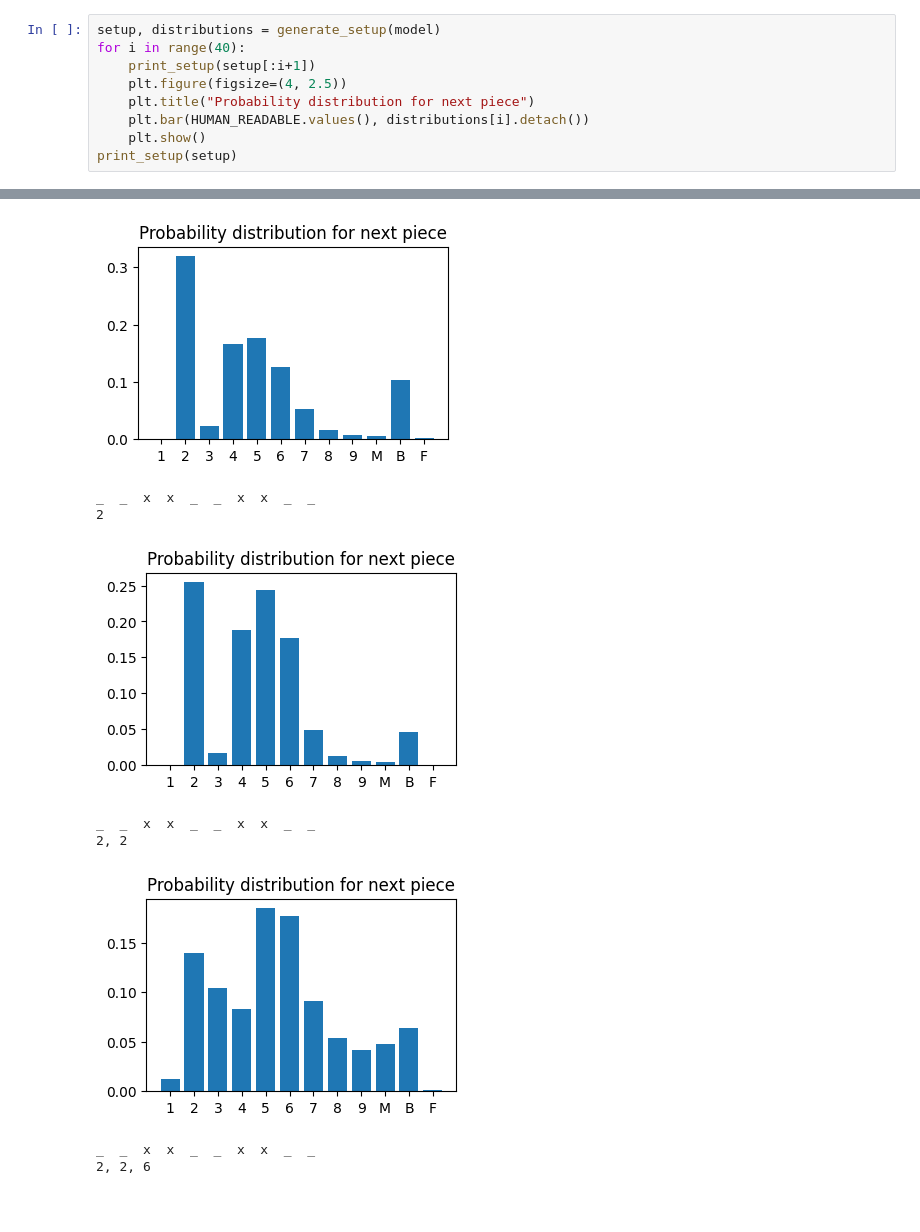
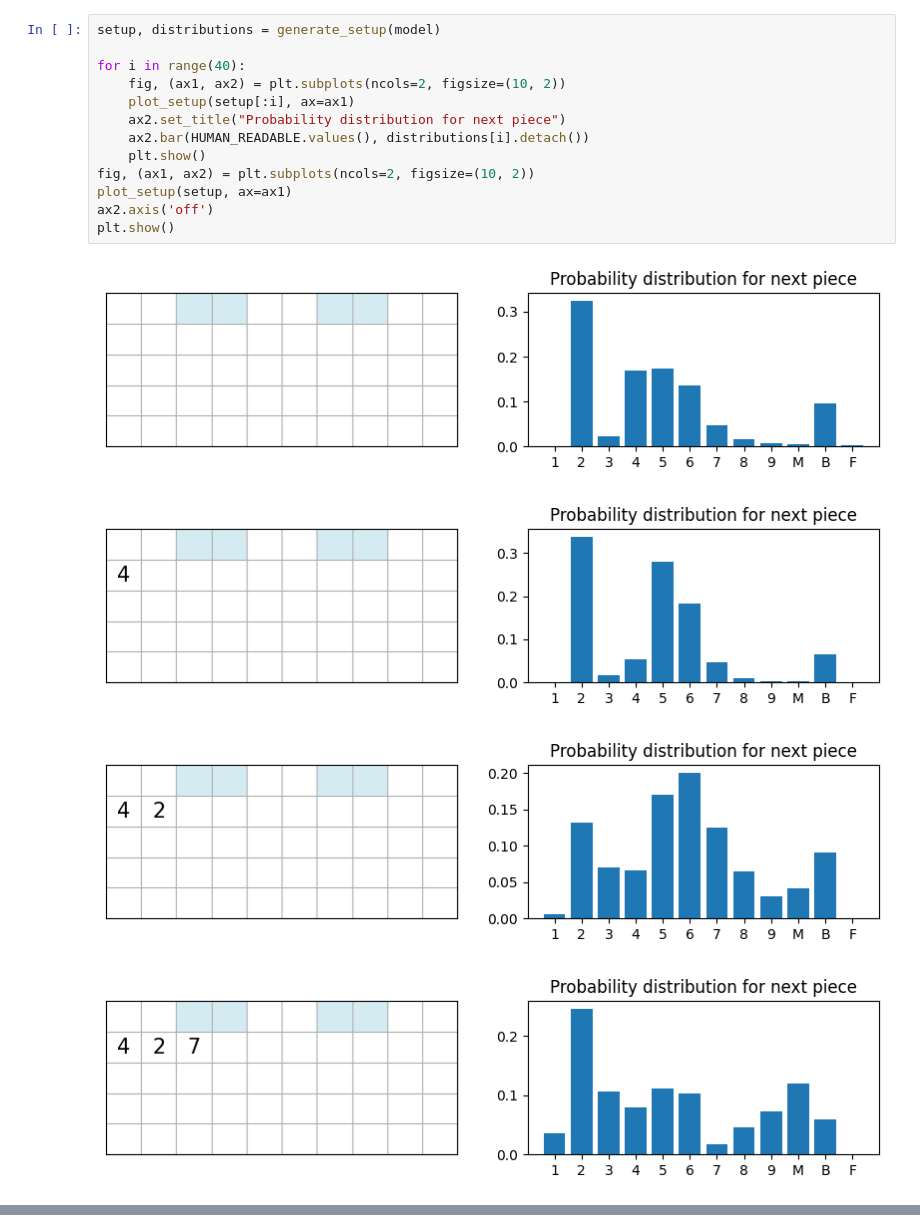
Before and after one commit to angelosmar1/stratego-setup-generator, a Jupyter notebook: main.ipynb, the cells around one changed output, grey strips where cells are left out. Cells and saved outputs as stored; diff of their text form; blank space fills up the shorter version.

```diff
--- a/main.ipynb
+++ b/main.ipynb
@@ -297,10 +270,18 @@ avg similarity with training set 5.448
 # %%
 setup, distributions = generate_setup(model)
+
 for i in range(40):
-    print_setup(setup[:i+1])
-    plt.figure(figsize=(4, 2.5))
-    plt.title("Probability distribution for next piece")
-    plt.bar(HUMAN_READABLE.values(), distributions[i].detach())
+    fig, (ax1, ax2) = plt.subplots(ncols=2, figsize=(10, 2))
+    plot_setup(setup[:i], ax=ax1)
+    ax2.set_title("Probability distribution for next piece")
+    ax2.bar(HUMAN_READABLE.values(), distributions[i].detach())
     plt.show()
-print_setup(setup)
+fig, (ax1, ax2) = plt.subplots(ncols=2, figsize=(10, 2))
+plot_setup(setup, ax=ax1)
+ax2.axis('off')
+plt.show()
 # %% [output]
+[figure, new version]
+[figure, new version]
+[figure, new version]
+[figure, new version]
@@ -308,9 +296,0 @@ _  _  x  x  _  _  x  x  _  _
-[figure, old version]
-_  _  x  x  _  _  x  x  _  _
-2
-[figure, old version]
-_  _  x  x  _  _  x  x  _  _
-2, 2
-[figure, old version]
-_  _  x  x  _  _  x  x  _  _
-2, 2, 6
```
Also changed, not shown: parts of 8 cells of this notebook, 1 other file.
